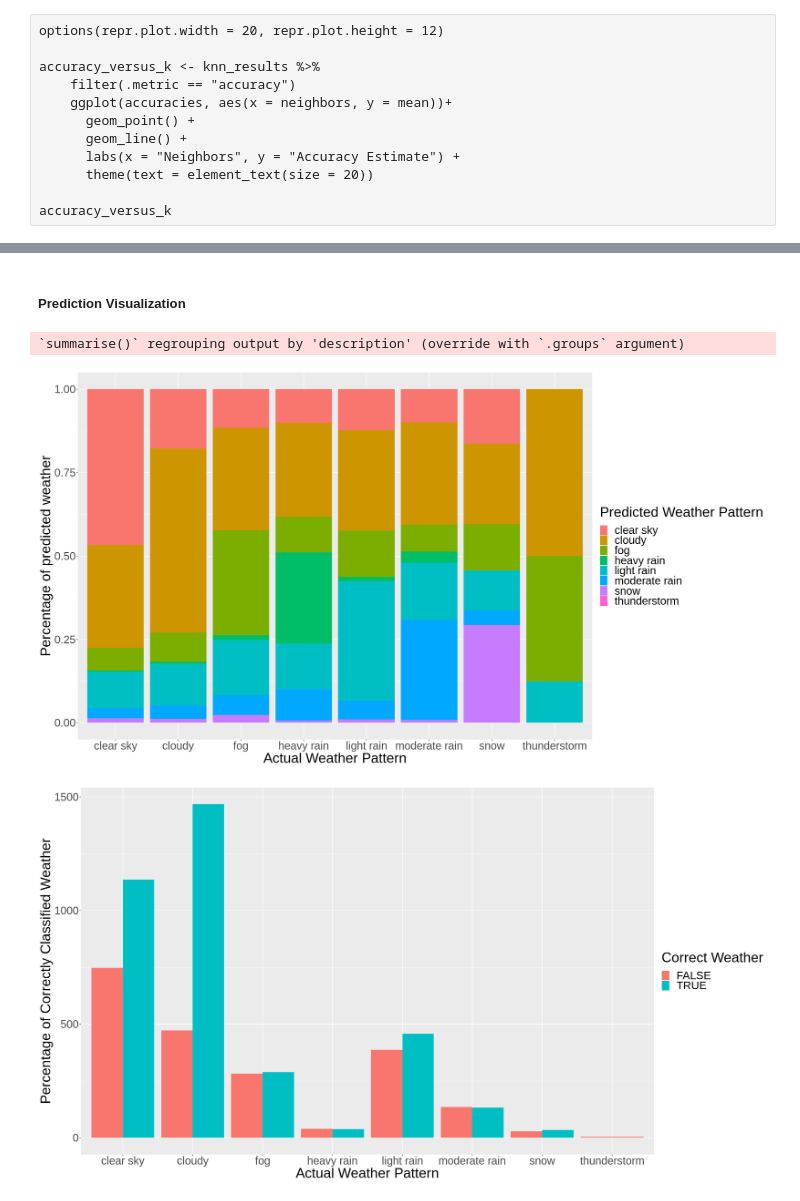
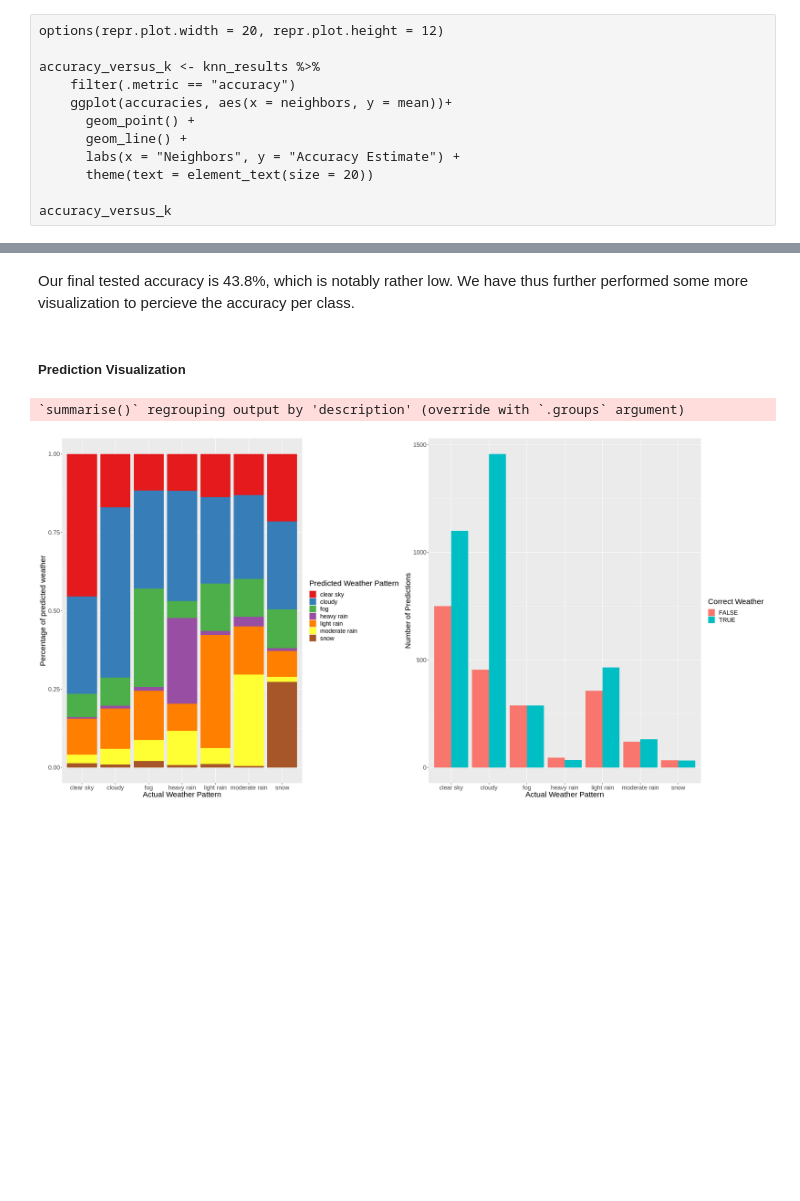
Before and after one commit to StuartLiv/DSCI100Group, a Jupyter notebook: report.ipynb, the cells around one changed output, grey strips where cells are left out. Cells and saved outputs as stored; diff of their text form; code cells hidden in the pictures; blank space fills up the shorter version.

```diff
--- a/report.ipynb
+++ b/report.ipynb
@@ -72,14 +57,15 @@ weather_data_verbose = left_join(humidity_van, pressure_van, by = "datetime") %>
 # %% [markdown]
 ##### Using Less Esoteric Weather Terms and Making Description a Factor
 # %%
+# use case_when on the different descriptions to collapse ~40 weather descriptions to 7.
+
 weather_data = weather_data_verbose %>%
             filter(description != 'volcanic ash' & description != 'dust' & description != 'smoke' & description != 'haze') %>%
-            mutate(description = case_when(description %in% c('broken clouds', 'few clouds', 'overcast clouds', 'scattered clouds') ~ 'cloudy',
-                                           description %in% c('heavy intensity rain', 'heavy intensity shower rain', 'very heavy rain') ~ 'heavy rain',
-                                           description %in% c('drizzle', 'light intensity drizzle', 'light intensity drizzle rain', 'light intensity shower rain', 'light rain and snow') ~ 'light rain',
+            mutate(description = case_when(description %in% c('broken clouds', 'few clouds', 'overcast clouds', 'scattered clouds', 'ragged thunderstorm', 'proximity thunderstorm') ~ 'cloudy',
+                                           description %in% c('heavy intensity rain', 'heavy intensity shower rain', 'very heavy rain', 'thunderstorm with heavy rain') ~ 'heavy rain',
+                                           description %in% c('drizzle', 'light intensity drizzle', 'light intensity drizzle rain', 'light intensity shower rain', 'light rain and snow', 'thunderstorm with light rain') ~ 'light rain',
                                            description %in% c('heavy shower snow', 'light shower snow', 'heavy snow', 'light snow', 'shower snow', 'sleet', 'light shower sleet') ~ 'snow',
-                                           description %in% c('proximity thunderstorm', 'ragged thunderstorm', 'thunderstorm with heavy rain', 'thunderstorm with light rain', 'thunderstorm with rain') ~ 'thunderstorm',
-                                           description %in% c('proximity shower rain', 'shower rain') ~ 'moderate rain',
+                                           description %in% c('proximity shower rain', 'shower rain', 'thunderstorm with rain', 'thunderstorm') ~ 'moderate rain',
                                            description == 'mist' ~ 'fog',
                                            description == 'sky is clear' ~ 'clear sky',
                                            TRUE ~ description)) %>%
@@ -287,32 +237,33 @@ Prediction      thunderstorm
+# %% [markdown]
+Our final tested accuracy is 43.8%, which is notably rather low. We have thus further performed some more visualization to percieve the accuracy per class.
 # %% [markdown]
 ##### Prediction Visualization
 # %%
+options(repr.plot.width = 24, repr.plot.height = 12)
+
 bar_data = select(weather_predictions, .pred_class, description) %>%
     group_by(description, .pred_class) %>%
     summarize(n=n())
-
-#bar_graph_data
 
 bar_pred_plot = ggplot(bar_data, aes(x = description, y = n, fill = .pred_class)) +
   geom_bar(stat = "identity", position = "fill") +
   xlab("Actual Weather Pattern") +
   ylab("Percentage of predicted weather") +
   labs(fill = "Predicted Weather Pattern") +
-  theme(text = element_text(size = 30))
+  scale_fill_brewer(palette = "Set1") +
+  theme(text = element_text(size = 18))
 
 bar_data_binary = bar_data %>%
     mutate(.pred_class = (.pred_class == description))
 
 bar_pred_bin = ggplot(bar_data_binary, aes(x = description, y = n, fill = .pred_class)) +
   geom_bar(stat = "identity", position = "dodge") +
   xlab("Actual Weather Pattern") +
   ylab("Number of Predictions") +
   labs(fill = "Correct Weather") +
-  theme(text = element_text(size = 30))
+  theme(text = element_text(size = 18))
 
-bar_pred_plot
-bar_pred_bin
+plot_grid(bar_pred_plot, bar_pred_bin, ncol = 2)
 # %% [output]
 `summarise()` regrouping output by 'description' (override with `.groups` argument)
-[figure, old version]
+[figure, new version]
-[figure, removed]
```
Also changed, not shown: parts of 38 cells of this notebook.
